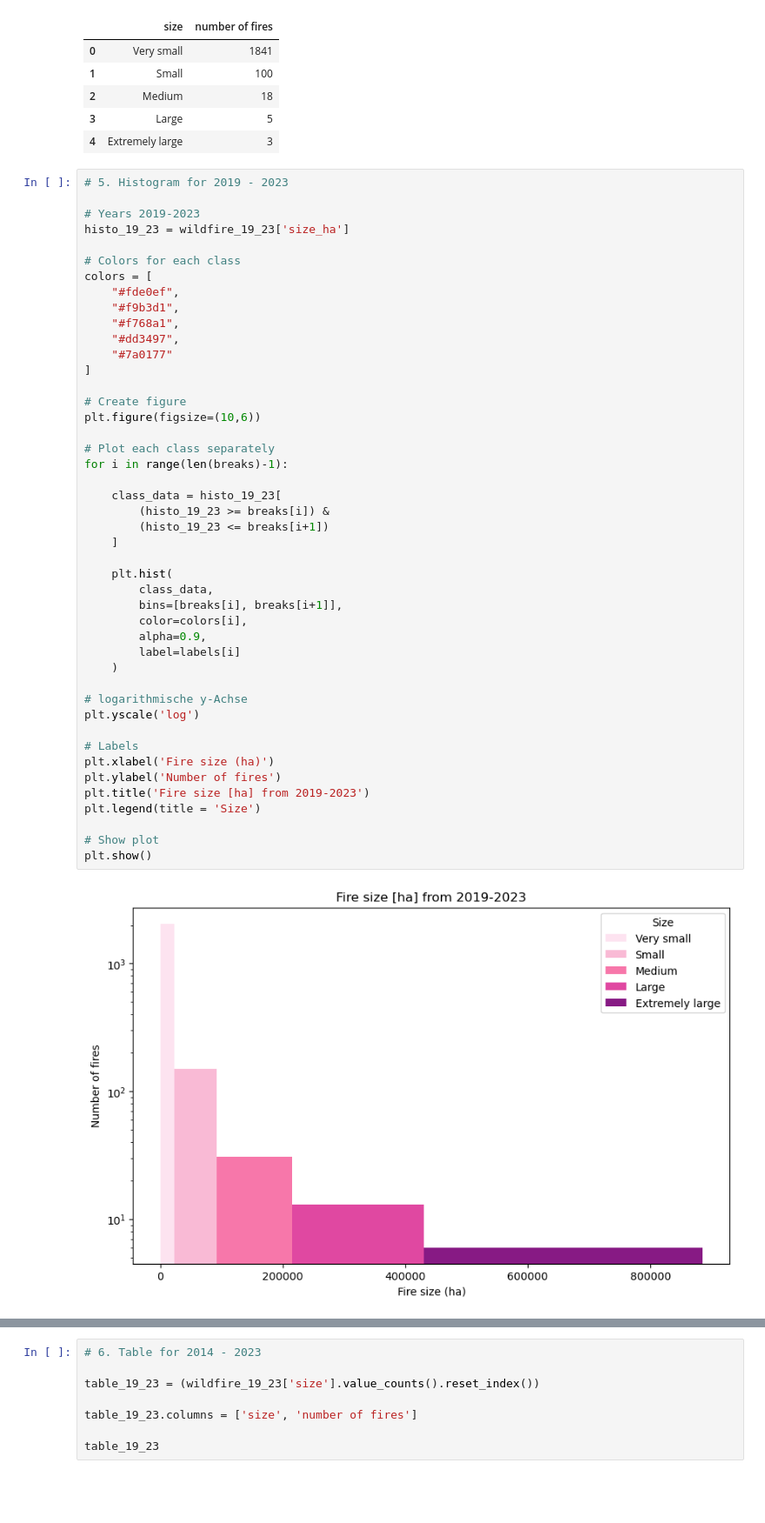
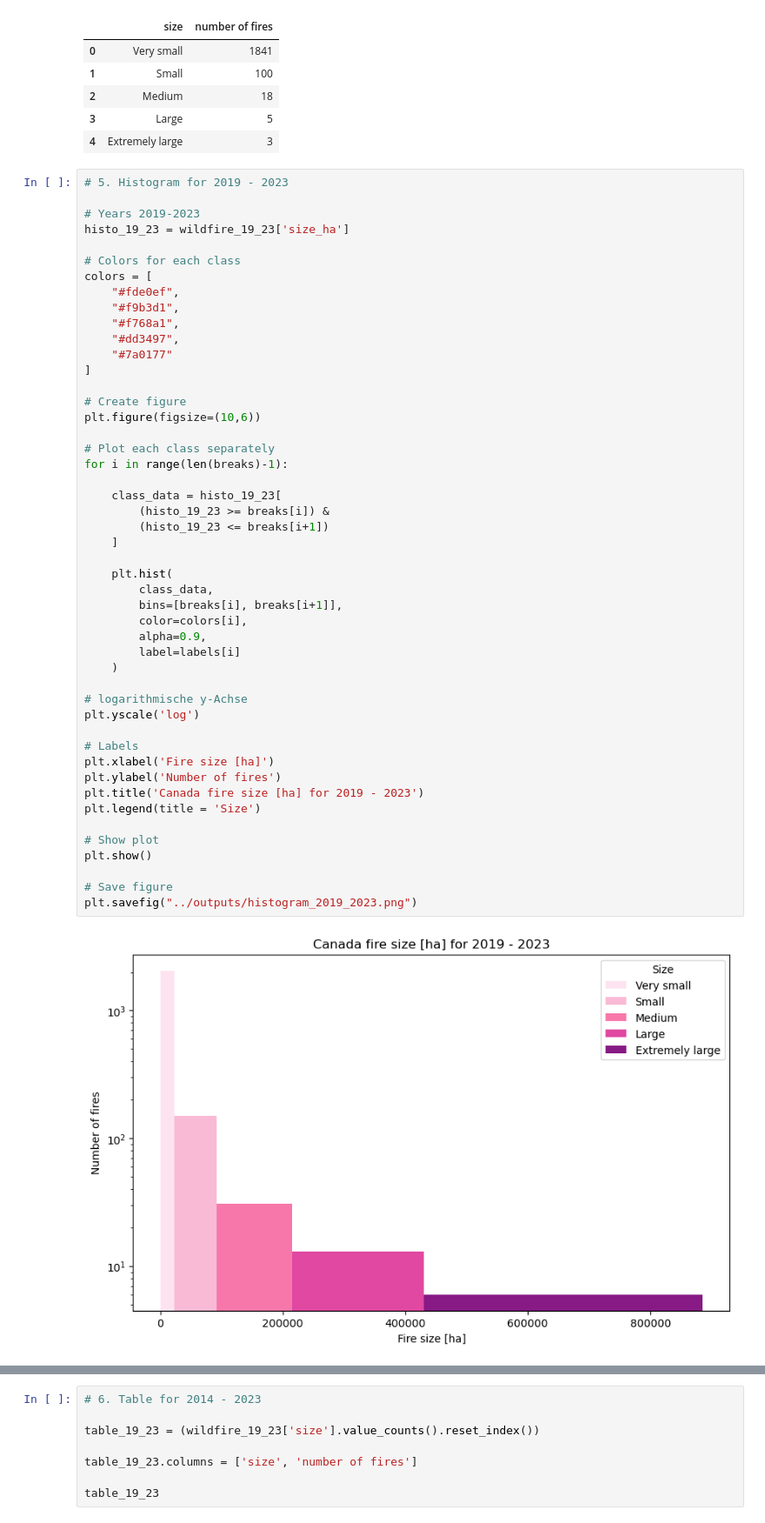
Before and after one commit to sarahhuser/Wildfire, a Jupyter notebook: notebook/Classes_Histograms.ipynb, the cells around one changed output, grey strips where cells are left out. Shown at 87% size. Cells and saved outputs as stored; diff of their text form; blank space fills up the shorter version.

```diff
--- a/notebook/Classes_Histograms.ipynb
+++ b/notebook/Classes_Histograms.ipynb
@@ -178,33 +178,36 @@ colors = [
 
 # Create figure
 plt.figure(figsize=(10,6))
 
 # Plot each class separately
 for i in range(len(breaks)-1):
 
     class_data = histo_19_23[
         (histo_19_23 >= breaks[i]) &
         (histo_19_23 <= breaks[i+1])
     ]
 
     plt.hist(
         class_data,
         bins=[breaks[i], breaks[i+1]],
         color=colors[i],
         alpha=0.9,
         label=labels[i]
     )
 
 # logarithmische y-Achse
 plt.yscale('log')
 
 # Labels
-plt.xlabel('Fire size (ha)')
+plt.xlabel('Fire size [ha]')
 plt.ylabel('Number of fires')
-plt.title('Fire size [ha] from 2019-2023')
+plt.title('Canada fire size [ha] for 2019 - 2023')
 plt.legend(title = 'Size')
 
 # Show plot
 plt.show()
+
+# Save figure
+plt.savefig("../outputs/histogram_2019_2023.png")
 # %% [output]
-[figure, old version]
+[figure, new version]
```
Also changed, not shown: parts of 4 cells of this notebook, 9 other files.
